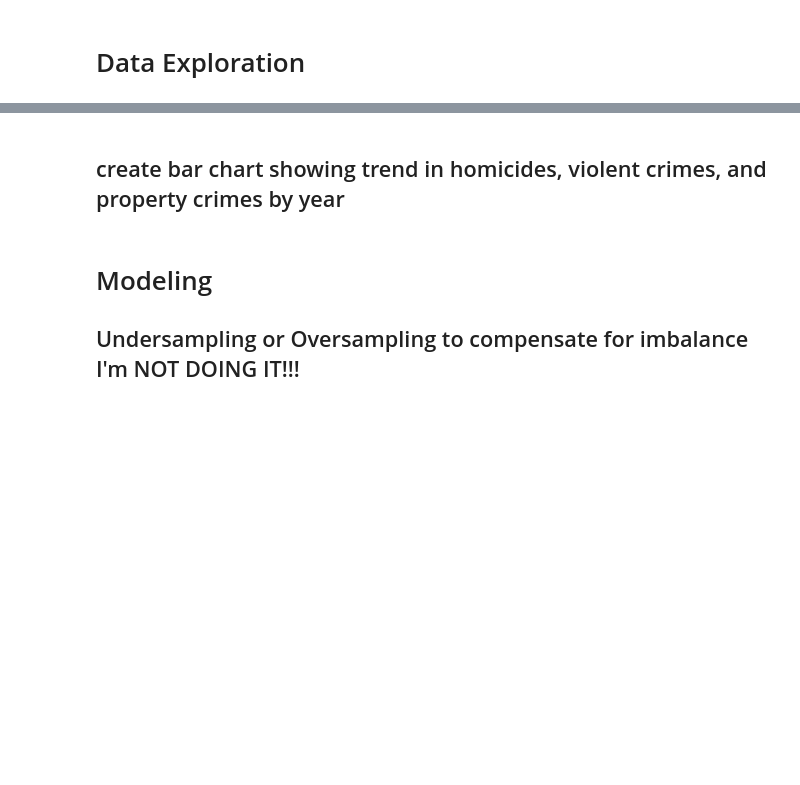
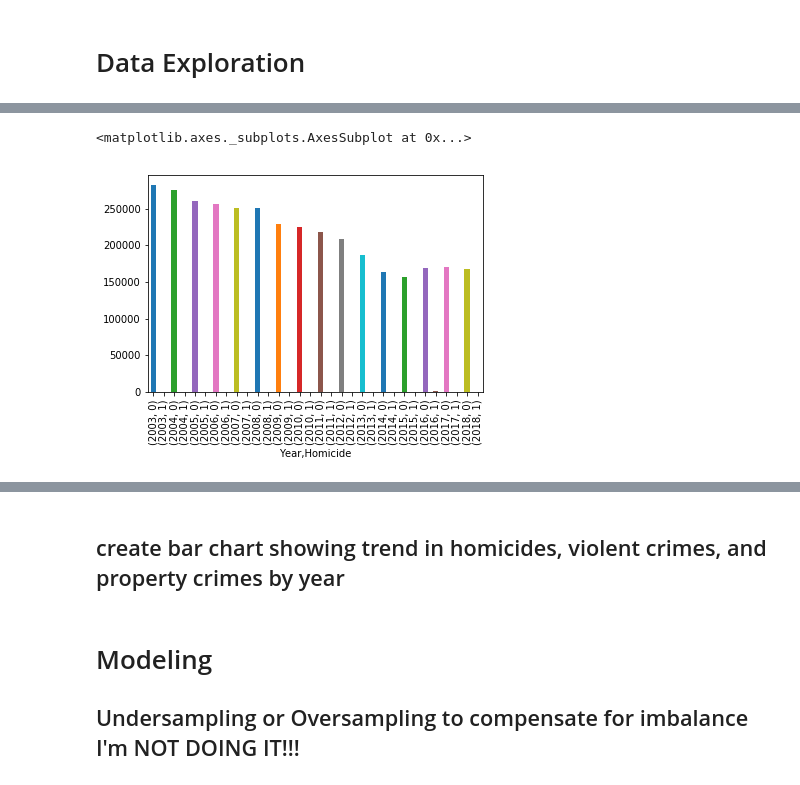
Before and after one commit to igopalan/Analyzing-Crimes-in-Chicago, a Jupyter notebook: Thinkful_FinalCapstone_CrimesInChicago_2003-2018.py.ipynb, the cells around one changed output, grey strips where cells are left out. Cells and saved outputs as stored; diff of their text form; code cells hidden in the pictures; blank space fills up the shorter version.

```diff
--- a/Thinkful_FinalCapstone_CrimesInChicago_2003-2018.py.ipynb
+++ b/Thinkful_FinalCapstone_CrimesInChicago_2003-2018.py.ipynb
@@ -206,0 +351,5 @@ crimes_handguns = crimes.Description.str.contains('HANDGUN')
+# %%
+crimes_final.groupby(['Year', 'Homicide']).size().plot.bar()
+# %% [output]
+<matplotlib.axes._subplots.AxesSubplot at 0x...>
+[figure, added]
```
Also changed, not shown: parts of 46 cells of this notebook.
